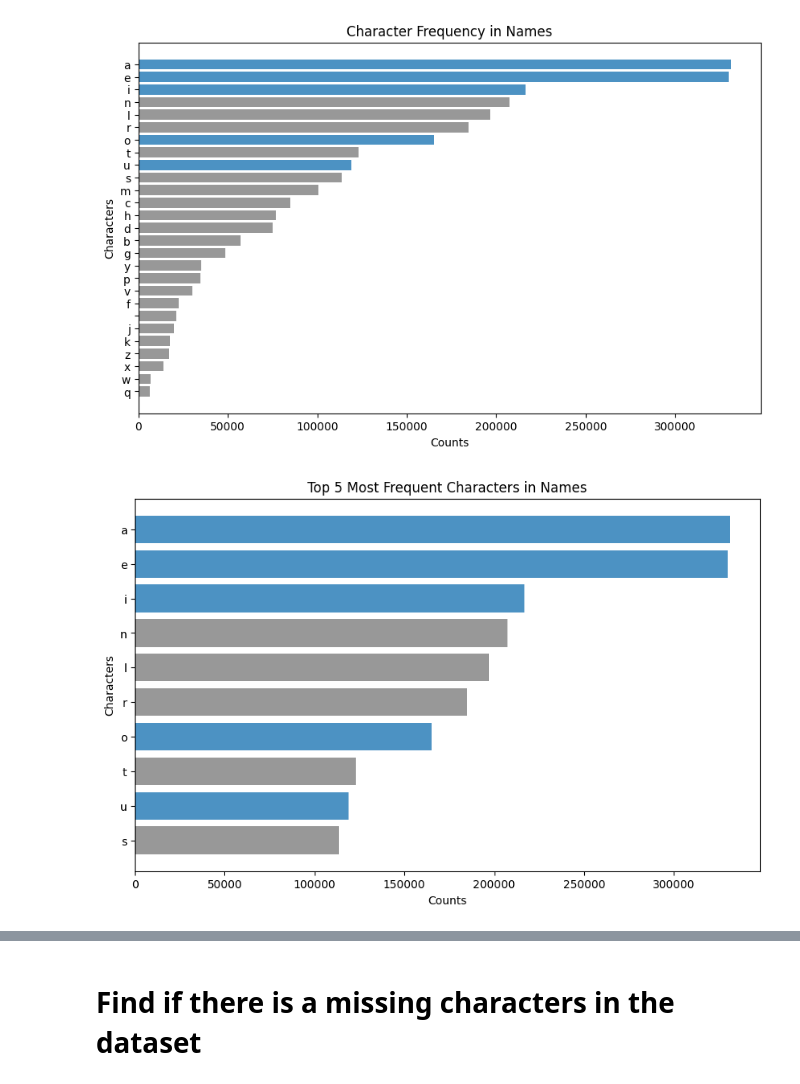
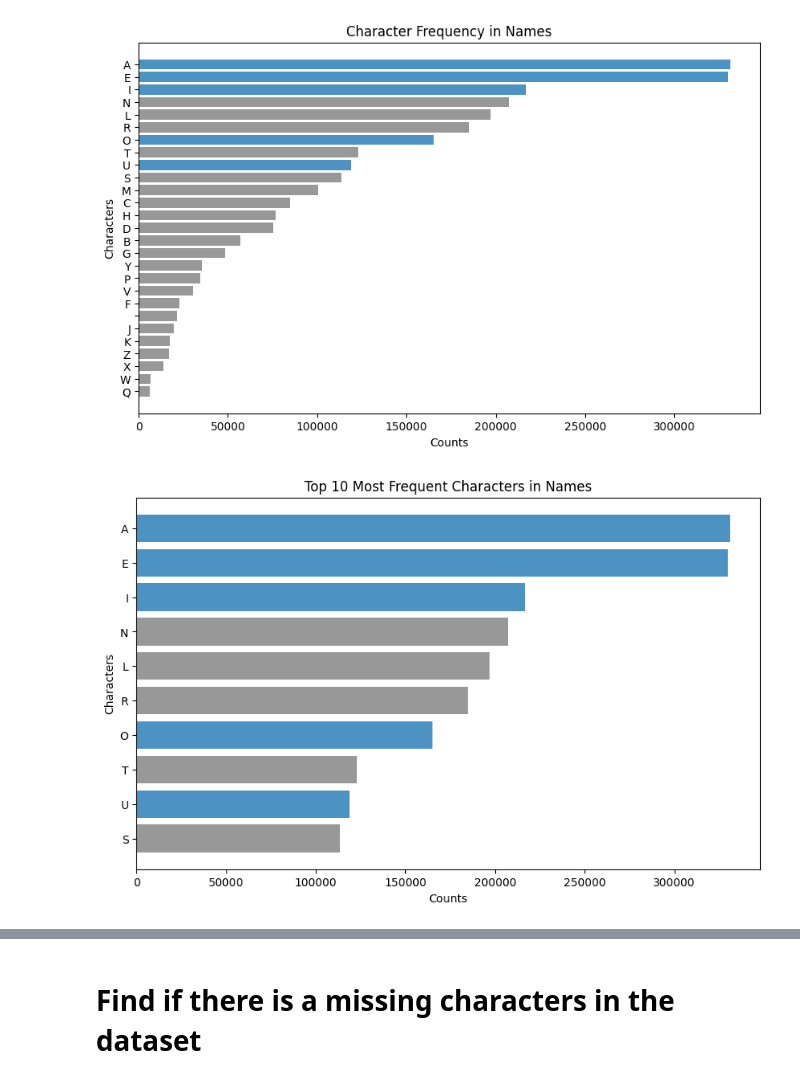
Before and after one commit to faraz-g/handwriting-recognition, a Jupyter notebook: notebooks/text analysis.ipynb, the cells around one changed output, grey strips where cells are left out. Saved outputs shown, nothing was run; the diff lists cells and outputs as text; code cells hidden in the pictures.

```diff
--- a/notebooks/text analysis.ipynb
+++ b/notebooks/text analysis.ipynb
@@ -86,7 +86,7 @@ character_counts = list(sorted_char_freq.values())
 
 colours = ['C7'] * len(characters)
 
-for vowel in 'aeiou':
+for vowel in 'AEIOU':
   highlighted_bar_index = characters.index(vowel) # The bar's index that we want to change colour.
   colours[highlighted_bar_index] = 'C0'
 
@@ -102,22 +102,22 @@ plt.show()
 # %%
 import matplotlib.pyplot as plt
 
 sorted_char_freq = dict(sorted_char_freq) # formatted for plotting
 characters = list(sorted_char_freq.keys())
 character_counts = list(sorted_char_freq.values())
 
 colours = ['C7'] * len(characters)
 
-for vowel in 'aeiou':
+for vowel in 'AEIOU':
   highlighted_bar_index = characters.index(vowel) # The bar's index that we want to change colour.
   colours[highlighted_bar_index] = 'C0'
 
 plt.figure(figsize=(10, 6))
 # plt.barh(characters, character_counts, color='C0', alpha=0.8)
 plt.barh(characters[-10:], character_counts[-10:], color=colours[-10:], alpha=0.8, )
 plt.xlabel('Counts')
 plt.ylabel('Characters')
-plt.title('Top 5 Most Frequent Characters in Names')
+plt.title('Top 10 Most Frequent Characters in Names')
 plt.show()
 # %% [output]
-[figure, old version]
+[figure, new version]
```
Also changed, not shown: parts of 16 cells of this notebook, 2 other files.
